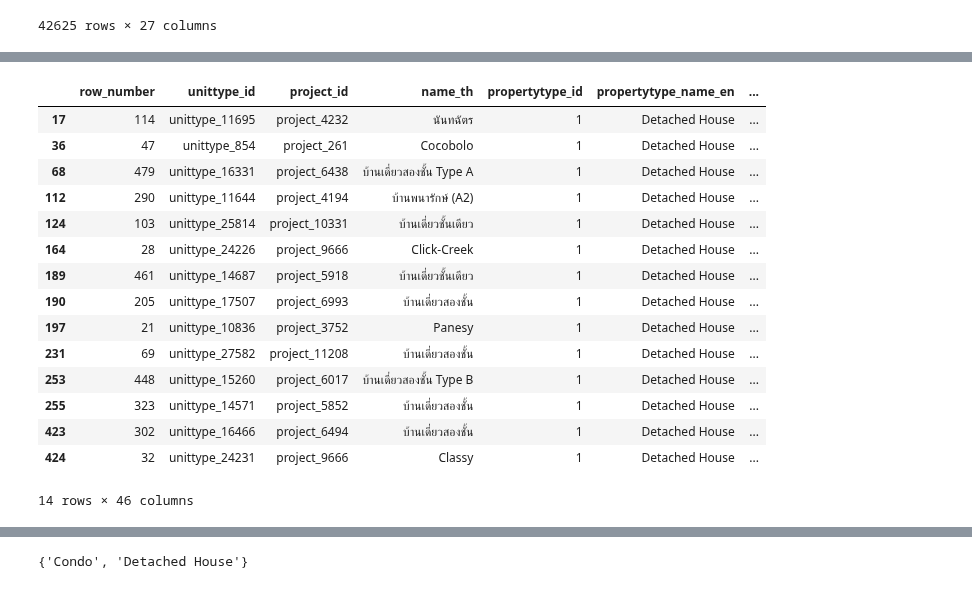
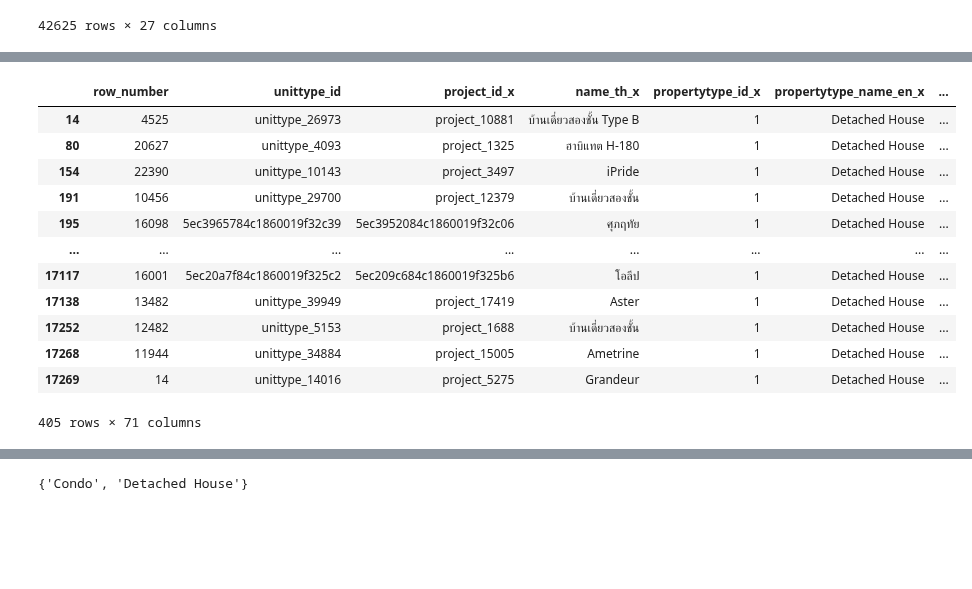
Before and after one commit to TungSoPon/BasicProg_DataViz65, a Jupyter notebook: Untitled10.ipynb, the cells around one changed output, grey strips where cells are left out. Drawn from its saved outputs; the diff is of its cells as text; code cells hidden in the pictures; blank space fills up the shorter version.

```diff
--- a/Untitled10.ipynb
+++ b/Untitled10.ipynb
@@ -29,6 +29,6 @@ unit
 | 42624 | 780 | unittype_17011 | project_6762 | บ้านธารา | 1 | Detached House | ... |
 42625 rows × 27 columns
 # %%
-eat = pd.read_csv('/content/drive/MyDrive/BPDV65/opendata_eating_score.csv')
-eat
+project = pd.read_csv('/content/drive/MyDrive/BPDV65/opendata_project.csv')
+project.head()
 # %% [output]
@@ -48,8 +42,8 @@ eat
 # %%
-unit1=unit.dropna(subset=['propertytype_name_th','price_min','area_usable_min'])
+unit1=unit.dropna(subset=['propertytype_name_th','propertytype_name_en','price_min','area_usable_min'])
 # %%
-eat1=eat.dropna(subset=['province_name_th'])
+project1=project.dropna(subset=['province_name_th'])
 # %%
-data1 = unit1.merge(eat1, left_on='row_number', right_on='row_number')
+data1 = unit1.merge(project1, left_on='row_number', right_on='row_number')
 data1.head()
 # %% [output]
@@ -85,21 +74,18 @@ data2
 # %%
-home =  data2[data2['propertytype_name_th']=='บ้าน']
+home =  data2[data2['propertytype_name_th_x']=='บ้าน']
 home
 # %% [output]
-|  | row_number | unittype_id | project_id | name_th | propertytype_id | propertytype_name_en | ... |
-| 17 | 114 | unittype_11695 | project_4232 | นันทฉัตร | 1 | Detached House | ... |
-| 36 | 47 | unittype_854 | project_261 | Cocobolo | 1 | Detached House | ... |
-| 68 | 479 | unittype_16331 | project_6438 | บ้านเดี่ยวสองชั้น Type A | 1 | Detached House | ... |
-| 112 | 290 | unittype_11644 | project_4194 | บ้านพนารักษ์ (A2) | 1 | Detached House | ... |
-| 124 | 103 | unittype_25814 | project_10331 | บ้านเดี่ยวชั้นเดียว | 1 | Detached House | ... |
-| 164 | 28 | unittype_24226 | project_9666 | Click-Creek | 1 | Detached House | ... |
-| 189 | 461 | unittype_14687 | project_5918 | บ้านเดี่ยวชั้นเดียว | 1 | Detached House | ... |
-| 190 | 205 | unittype_17507 | project_6993 | บ้านเดี่ยวสองชั้น | 1 | Detached House | ... |
-| 197 | 21 | unittype_10836 | project_3752 | Panesy | 1 | Detached House | ... |
-| 231 | 69 | unittype_27582 | project_11208 | บ้านเดี่ยวสองชั้น | 1 | Detached House | ... |
-| 253 | 448 | unittype_15260 | project_6017 | บ้านเดี่ยวสองชั้น Type B | 1 | Detached House | ... |
-| 255 | 323 | unittype_14571 | project_5852 | บ้านเดี่ยวสองชั้น | 1 | Detached House | ... |
-| 423 | 302 | unittype_16466 | project_6494 | บ้านเดี่ยวสองชั้น | 1 | Detached House | ... |
-| 424 | 32 | unittype_24231 | project_9666 | Classy | 1 | Detached House | ... |
+|  | row_number | unittype_id | project_id_x | name_th_x | propertytype_id_x | propertytype_name_en_x | ... |
+| 14 | 4525 | unittype_26973 | project_10881 | บ้านเดี่ยวสองชั้น Type B | 1 | Detached House | ... |
+| 80 | 20627 | unittype_4093 | project_1325 | ฮาบิแทต H-180 | 1 | Detached House | ... |
+| 154 | 22390 | unittype_10143 | project_3497 | iPride | 1 | Detached House | ... |
+| 191 | 10456 | unittype_29700 | project_12379 | บ้านเดี่ยวสองชั้น | 1 | Detached House | ... |
+| 195 | 16098 | 5ec3965784c1860019f32c39 | 5ec3952084c1860019f32c06 | ศุภฤทัย | 1 | Detached House | ... |
+| ... | ... | ... | ... | ... | ... | ... | ... |
+| 17117 | 16001 | 5ec20a7f84c1860019f325c2 | 5ec209c684c1860019f325b6 | โอลีป | 1 | Detached House | ... |
+| 17138 | 13482 | unittype_39949 | project_17419 | Aster | 1 | Detached House | ... |
+| 17252 | 12482 | unittype_5153 | project_1688 | บ้านเดี่ยวสองชั้น | 1 | Detached House | ... |
+| 17268 | 11944 | unittype_34884 | project_15005 | Ametrine | 1 | Detached House | ... |
+| 17269 | 14 | unittype_14016 | project_5275 | Grandeur | 1 | Detached House | ... |
-14 rows × 46 columns
+405 rows × 71 columns
 # %%
```
Also changed, not shown: parts of 8 cells of this notebook.
